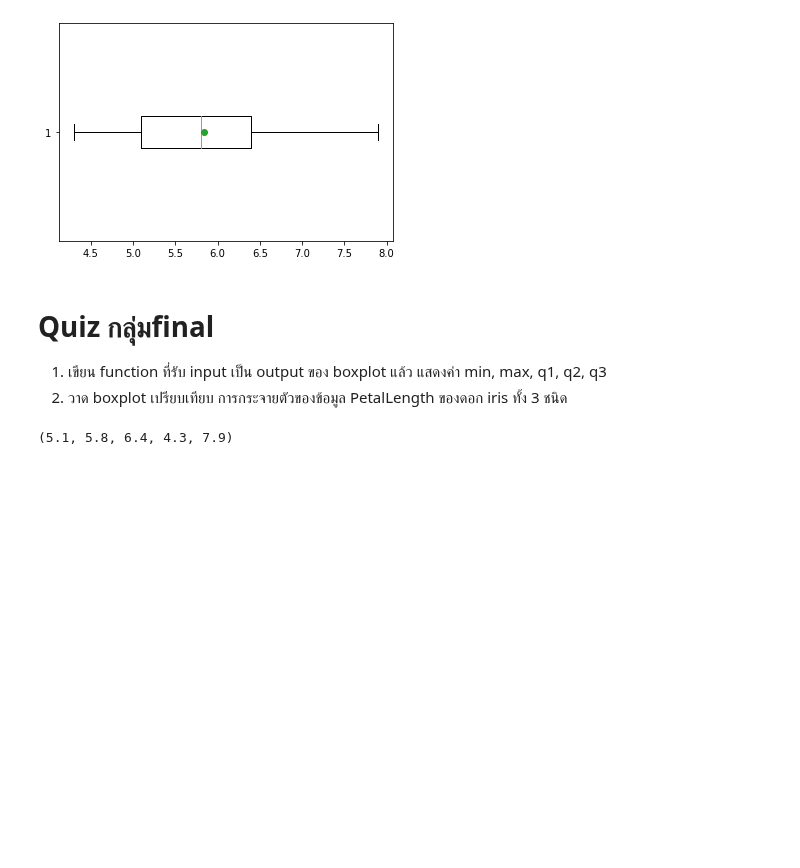
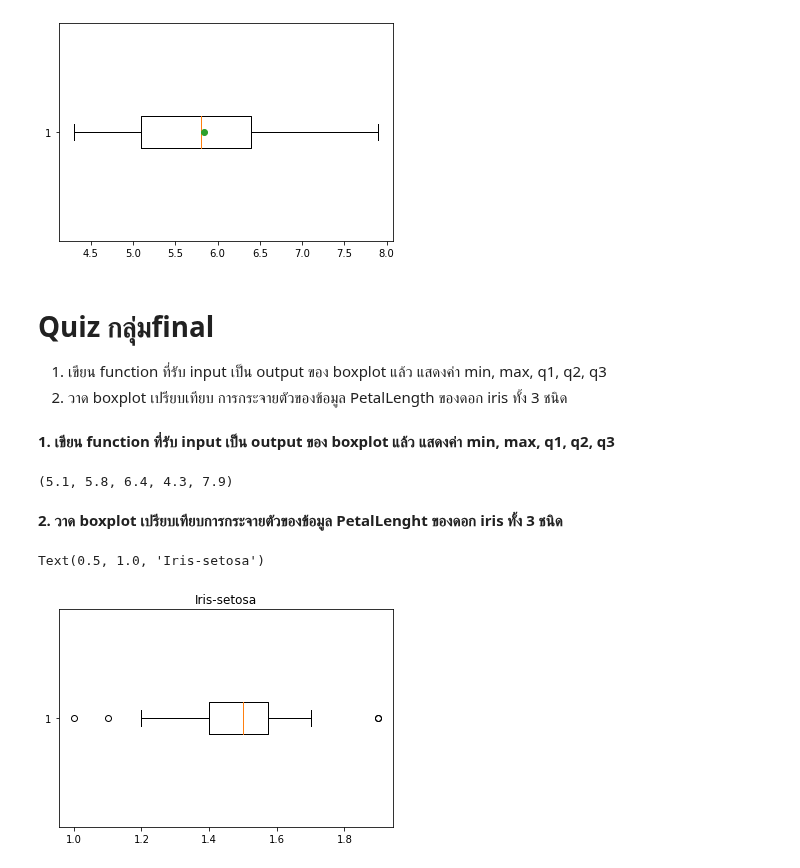
Before and after one commit to SupawadeeKhamthuy/data_viz_2022, a Jupyter notebook: DataViz02_Data_Distribution_.ipynb, the cells around one changed output. Drawn from its saved outputs; the diff is of its cells as text; code cells hidden in the pictures; blank space fills up the shorter version.

```diff
--- a/DataViz02_Data_Distribution_.ipynb
+++ b/DataViz02_Data_Distribution_.ipynb
@@ -290,6 +290,8 @@ plt.boxplot(df['SepalLength'],vert=False,showmeans=True,meanprops={'marker':'o'}
 
 1. เขียน function ที่รับ input เป็น output ของ boxplot แล้ว แสดงค่า min, max, q1, q2, q3
 2. วาด boxplot เปรียบเทียบ การกระจายตัวของข้อมูล PetalLength ของดอก iris ทั้ง 3 ชนิด
+# %% [markdown]
+**1.  เขียน function ที่รับ input เป็น output ของ boxplot แล้ว แสดงค่า min, max, q1, q2, q3**
 # %%
 def box_vals(ybp,vert=False) :
     if vert == True :
@@ -309,3 +311,11 @@ def box_vals(ybp,vert=False) :
 box_vals(ybp,vert=False)
 # %% [output]
 (5.1, 5.8, 6.4, 4.3, 7.9)
+# %% [markdown]
+**2. วาด boxplot เปรียบเทียบการกระจายตัวของข้อมูล PetalLenght ของดอก iris ทั้ง 3 ชนิด**
+# %%
+setsosa = plt.boxplot(df['PetalLength'][0:50],vert=False)  #vert=False แนวนอน  #50 ดอกแรก setosa
+plt.title('Iris-setosa') #สร้างชื่อกราฟ เป็น Iris-setosa
+# %% [output]
+Text(0.5, 1.0, 'Iris-setosa')
+[figure, added]
```
Also changed, not shown: parts of 2 cells of this notebook.
